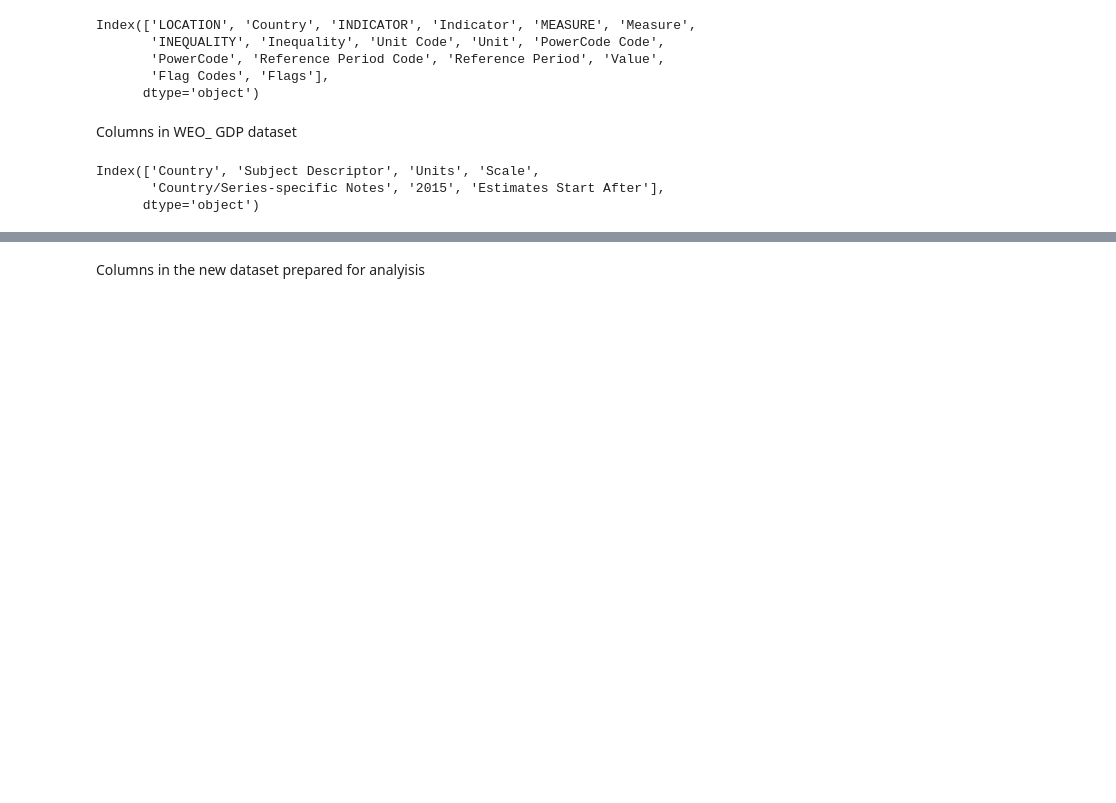
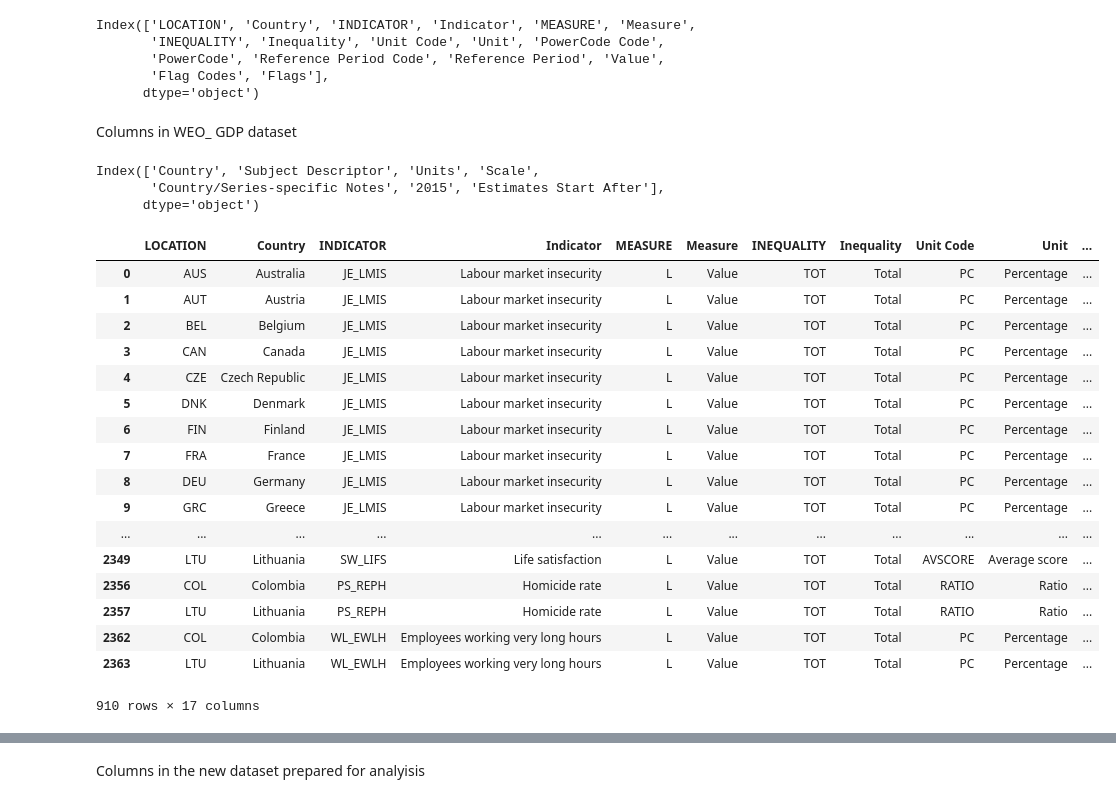
Before and after one commit to amrit1210/MachineLearning-notebooks, a Jupyter notebook: Task 1/Linear_Regression_Model_trained_to_predict_life_satisfaction_score_based_on_gdp_values_of_countries_.ipynb, the cells around one changed output, grey strips where cells are left out. Cells and saved outputs as stored; diff of their text form; code cells hidden in the pictures; blank space fills up the shorter version.

```diff
--- a/Task 1/Linear_Regression_Model_trained_to_predict_life_satisfaction_score_based_on_gdp_values_of_countries_.ipynb
+++ b/Task 1/Linear_Regression_Model_trained_to_predict_life_satisfaction_score_based_on_gdp_values_of_countries_.ipynb
@@ -30,3 +30,25 @@ Index(['Country', 'Subject Descriptor', 'Units', 'Scale',
       dtype='object')
 # %%
 print(oecd_betterlifeindex_df.count), print(weo_df.count)
+# %%
+oecd_betterlife_totdf = oecd_betterlifeindex_df[oecd_betterlifeindex_df["INEQUALITY"]=="TOT"]
+oecd_betterlife_totdf
+# %% [output]
+|  | LOCATION | Country | INDICATOR | Indicator | MEASURE | Measure | INEQUALITY | Inequality | Unit Code | Unit | ... |
+| 0 | AUS | Australia | JE_LMIS | Labour market insecurity | L | Value | TOT | Total | PC | Percentage | ... |
+| 1 | AUT | Austria | JE_LMIS | Labour market insecurity | L | Value | TOT | Total | PC | Percentage | ... |
+| 2 | BEL | Belgium | JE_LMIS | Labour market insecurity | L | Value | TOT | Total | PC | Percentage | ... |
+| 3 | CAN | Canada | JE_LMIS | Labour market insecurity | L | Value | TOT | Total | PC | Percentage | ... |
+| 4 | CZE | Czech Republic | JE_LMIS | Labour market insecurity | L | Value | TOT | Total | PC | Percentage | ... |
+| 5 | DNK | Denmark | JE_LMIS | Labour market insecurity | L | Value | TOT | Total | PC | Percentage | ... |
+| 6 | FIN | Finland | JE_LMIS | Labour market insecurity | L | Value | TOT | Total | PC | Percentage | ... |
+| 7 | FRA | France | JE_LMIS | Labour market insecurity | L | Value | TOT | Total | PC | Percentage | ... |
+| 8 | DEU | Germany | JE_LMIS | Labour market insecurity | L | Value | TOT | Total | PC | Percentage | ... |
+| 9 | GRC | Greece | JE_LMIS | Labour market insecurity | L | Value | TOT | Total | PC | Percentage | ... |
+| ... | ... | ... | ... | ... | ... | ... | ... | ... | ... | ... | ... |
+| 2349 | LTU | Lithuania | SW_LIFS | Life satisfaction | L | Value | TOT | Total | AVSCORE | Average score | ... |
+| 2356 | COL | Colombia | PS_REPH | Homicide rate | L | Value | TOT | Total | RATIO | Ratio | ... |
+| 2357 | LTU | Lithuania | PS_REPH | Homicide rate | L | Value | TOT | Total | RATIO | Ratio | ... |
+| 2362 | COL | Colombia | WL_EWLH | Employees working very long hours | L | Value | TOT | Total | PC | Percentage | ... |
+| 2363 | LTU | Lithuania | WL_EWLH | Employees working very long hours | L | Value | TOT | Total | PC | Percentage | ... |
+910 rows × 17 columns
```
Also changed, not shown: parts of 12 cells of this notebook.
